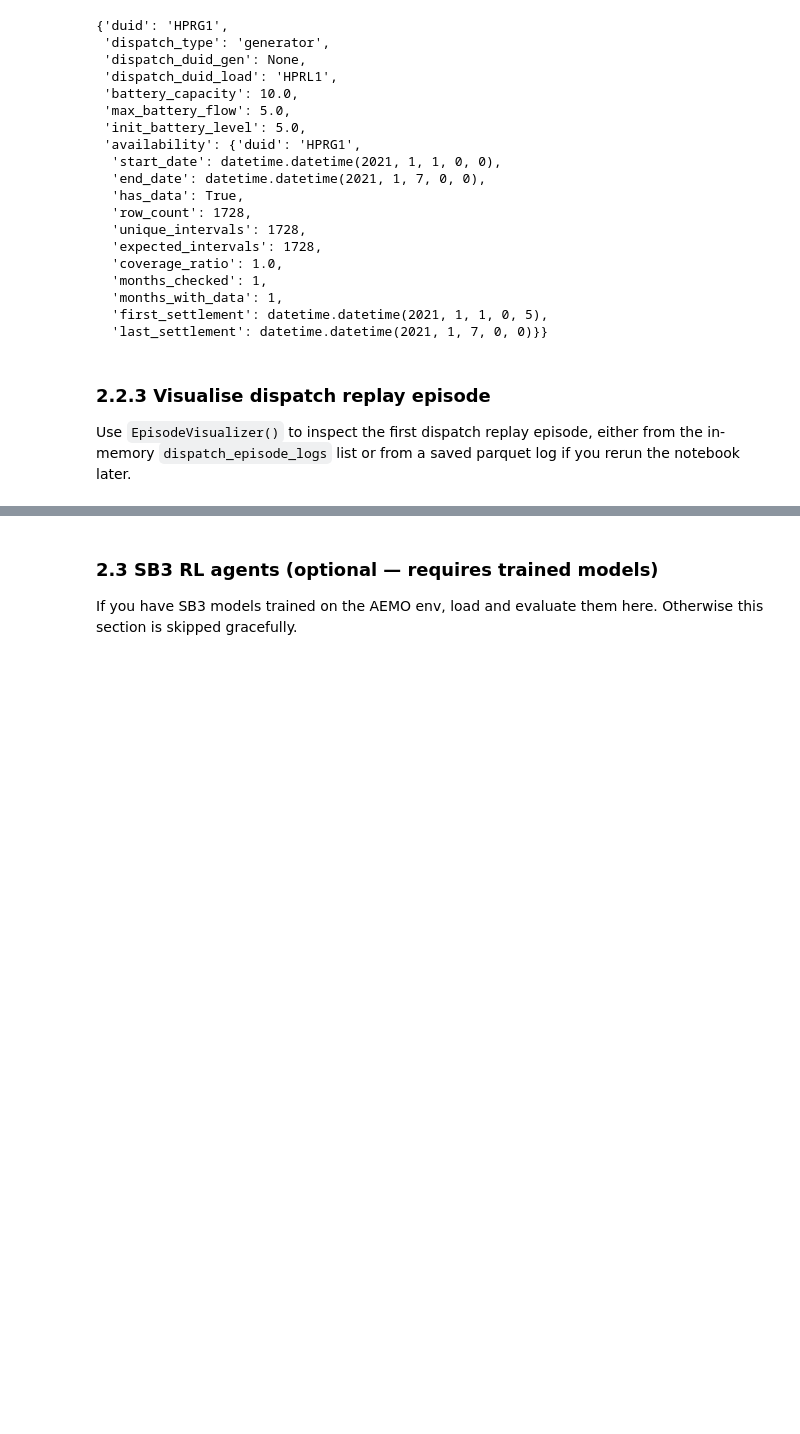
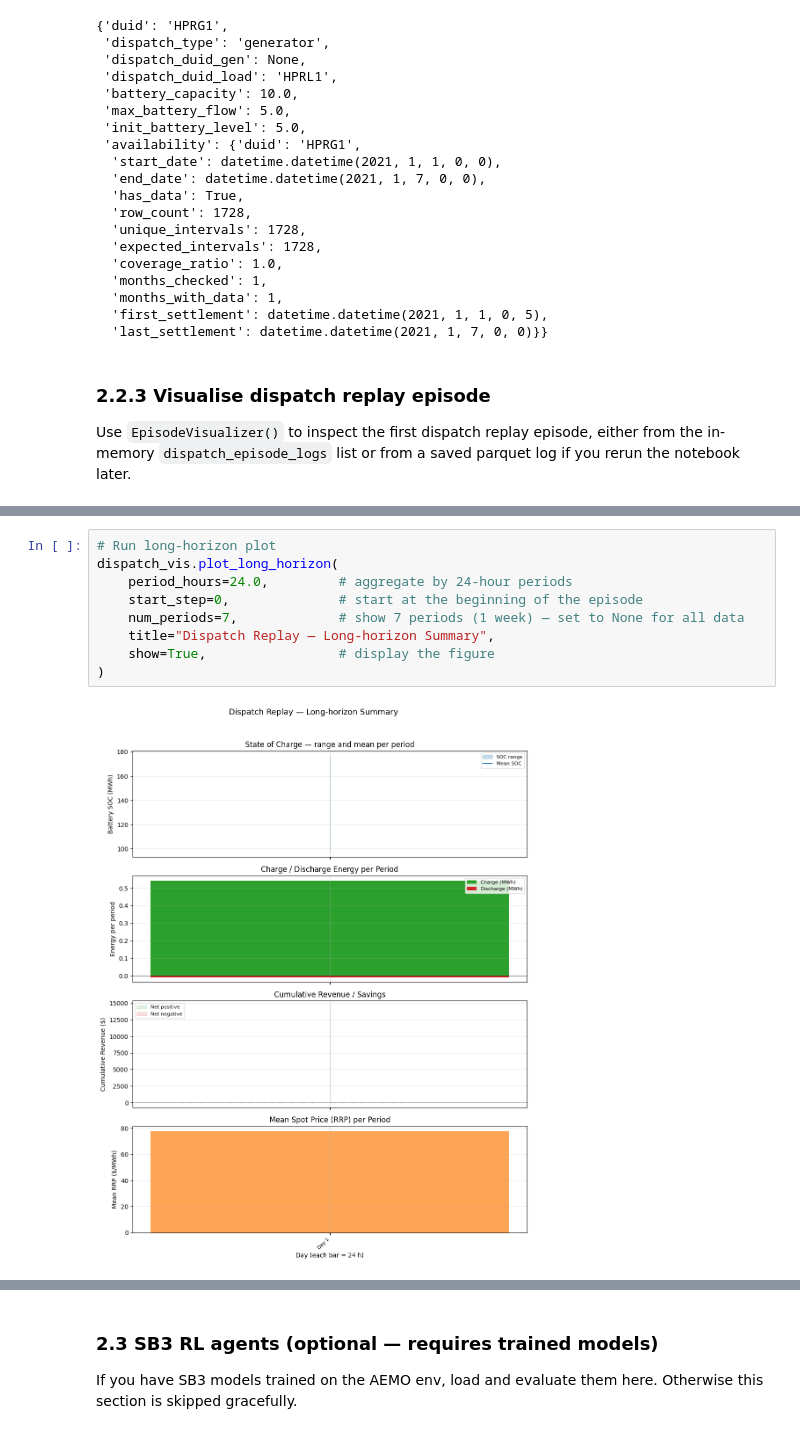
Before and after one commit to mrvictoru/energydecision, a Jupyter notebook: test_aemo_simrun.ipynb, the cells around one changed output, grey strips where cells are left out. Drawn from its saved outputs; the diff is of its cells as text; blank space fills up the shorter version.

```diff
--- a/test_aemo_simrun.ipynb
+++ b/test_aemo_simrun.ipynb
@@ -532,0 +543,11 @@ shape: (5, 3)
+# %%
+# Run long-horizon plot
+dispatch_vis.plot_long_horizon(
+    period_hours=24.0,         # aggregate by 24-hour periods
+    start_step=0,              # start at the beginning of the episode
+    num_periods=7,             # show 7 periods (1 week) — set to None for all data
+    title="Dispatch Replay — Long-horizon Summary",
+    show=True,                 # display the figure
+)
+# %% [output]
+[figure, added]
```
Also changed, not shown: parts of 2 cells of this notebook.
